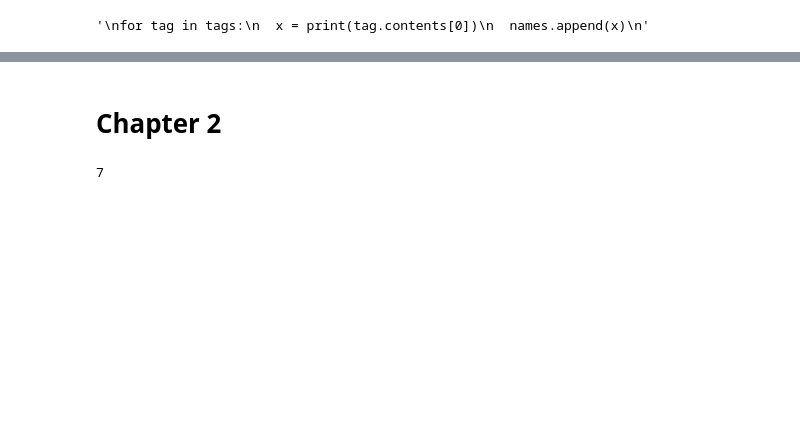
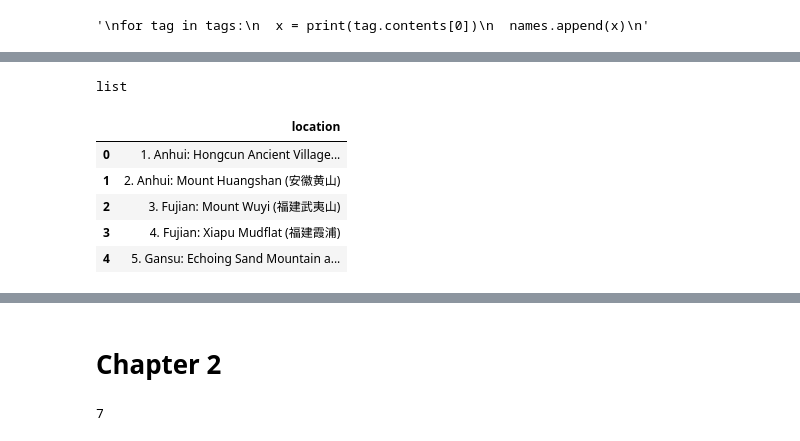
Before and after one commit to Dennieeeee/100-Days-of-Code, a Jupyter notebook: 爬虫.ipynb, the cells around one changed output, grey strips where cells are left out. Saved outputs shown, nothing was run; the diff lists cells and outputs as text; code cells hidden in the pictures; blank space fills up the shorter version.

```diff
--- a/爬虫.ipynb
+++ b/爬虫.ipynb
@@ -64,0 +38,4 @@ random.choice(words)
+# %%
+type(places)
+# %% [output]
+list
@@ -64,0 +44,12 @@ random.choice(words)
+# %%
+
+df = pd.DataFrame(dict)
+# %%
+df.head()
+# %% [output]
+|  | location |
+| 0 | 1. Anhui: Hongcun Ancient Village... |
+| 1 | 2. Anhui: Mount Huangshan (安徽黄山) |
+| 2 | 3. Fujian: Mount Wuyi (福建武夷山) |
+| 3 | 4. Fujian: Xiapu Mudflat (福建霞浦) |
+| 4 | 5. Gansu: Echoing Sand Mountain a... |
```
Also changed, not shown: parts of 34 cells of this notebook.
